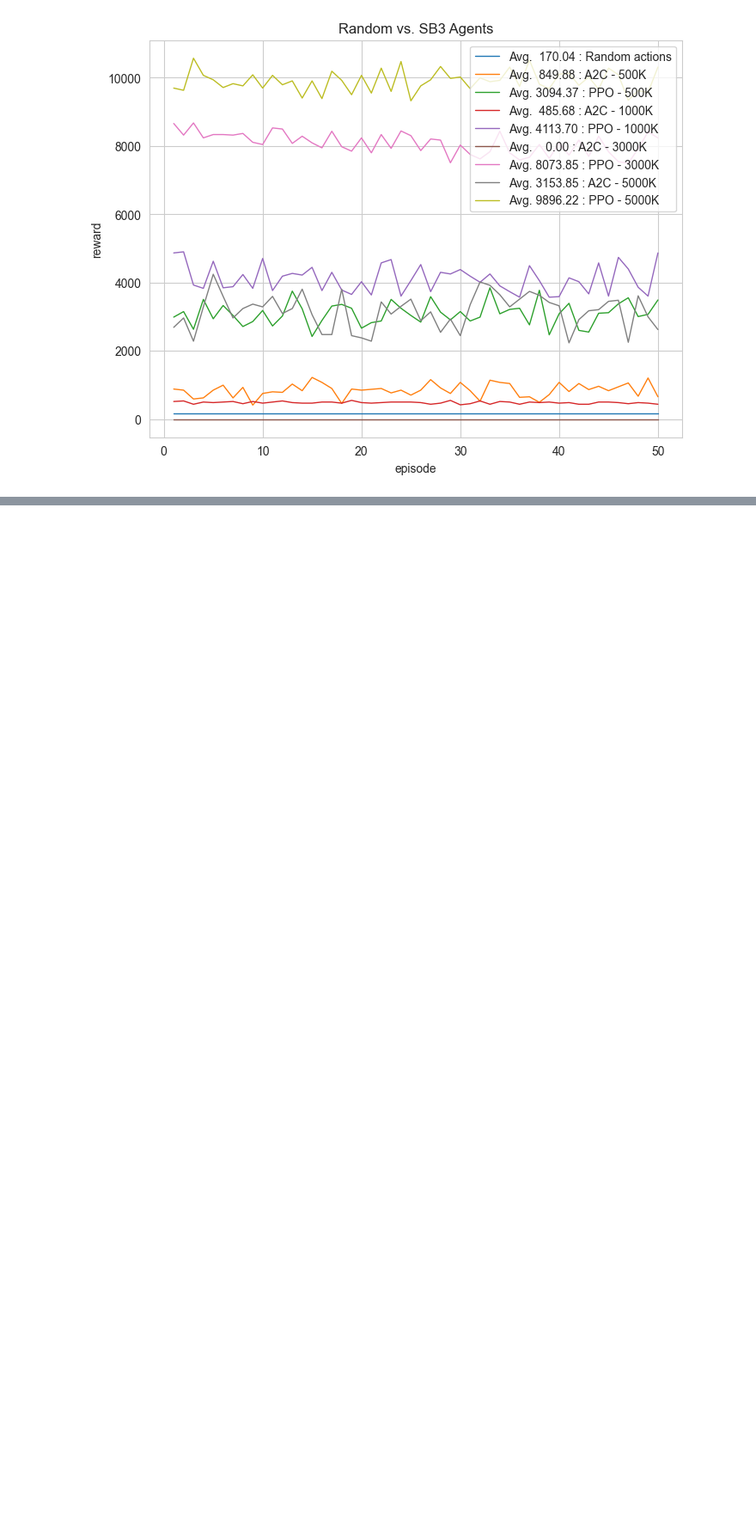
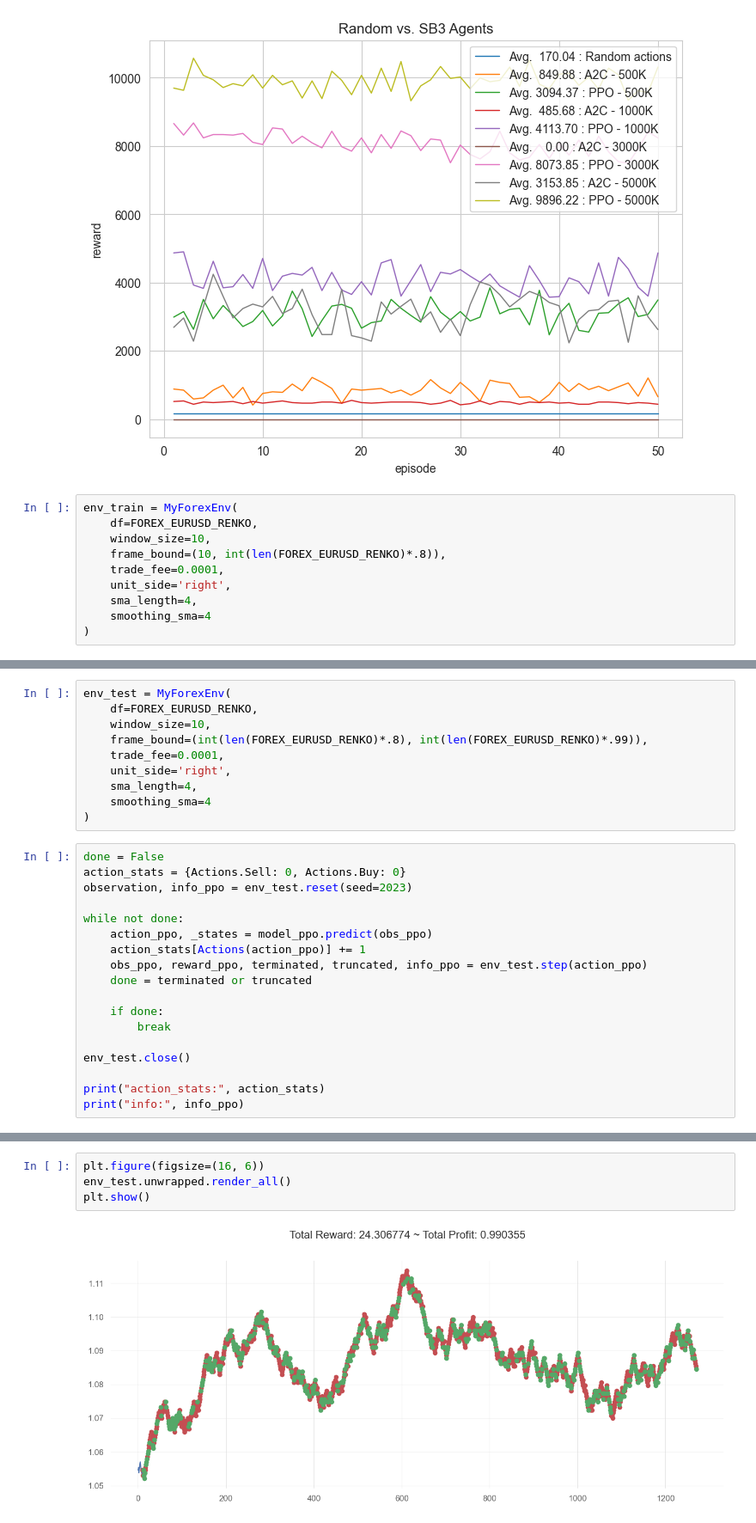
Before and after one commit to lilfetz22/gym-anytrading, a Jupyter notebook: examples/SB3_a2c_ppo.ipynb, the cells around one changed output, grey strips where cells are left out. Shown at 86% size. Cells and saved outputs as stored; diff of their text form; blank space fills up the shorter version.

Commit message:
made comparisons for how well the model performs on data that it has never seen before

```diff
--- a/examples/SB3_a2c_ppo.ipynb
+++ b/examples/SB3_a2c_ppo.ipynb
@@ -316,4 +314,14 @@ plt.legend()
 plt.show()
 # %% [output]
 [figure]
+# %%
+env_train = MyForexEnv(
+    df=FOREX_EURUSD_RENKO,
+    window_size=10,
+    frame_bound=(10, int(len(FOREX_EURUSD_RENKO)*.8)),
+    trade_fee=0.0001,
+    unit_side='right',
+    sma_length=4,
+    smoothing_sma=4
+)
 # %%
@@ -335,0 +354,28 @@ obs = vec_env.reset()
+# %%
+env_test = MyForexEnv(
+    df=FOREX_EURUSD_RENKO,
+    window_size=10,
+    frame_bound=(int(len(FOREX_EURUSD_RENKO)*.8), int(len(FOREX_EURUSD_RENKO)*.99)),
+    trade_fee=0.0001,
+    unit_side='right',
+    sma_length=4,
+    smoothing_sma=4
+)
+# %%
+done = False
+action_stats = {Actions.Sell: 0, Actions.Buy: 0}
+observation, info_ppo = env_test.reset(seed=2023)
+
+while not done:
+    action_ppo, _states = model_ppo.predict(obs_ppo)
+    action_stats[Actions(action_ppo)] += 1
+    obs_ppo, reward_ppo, terminated, truncated, info_ppo = env_test.step(action_ppo)
+    done = terminated or truncated
+
+    if done:
+        break
+
+env_test.close()
+
+print("action_stats:", action_stats)
+print("info:", info_ppo)
@@ -335,0 +385,6 @@ obs = vec_env.reset()
+# %%
+plt.figure(figsize=(16, 6))
+env_test.unwrapped.render_all()
+plt.show()
+# %% [output]
+[figure, added]
```
Also changed, not shown: parts of 4 cells of this notebook, 1 other file.
